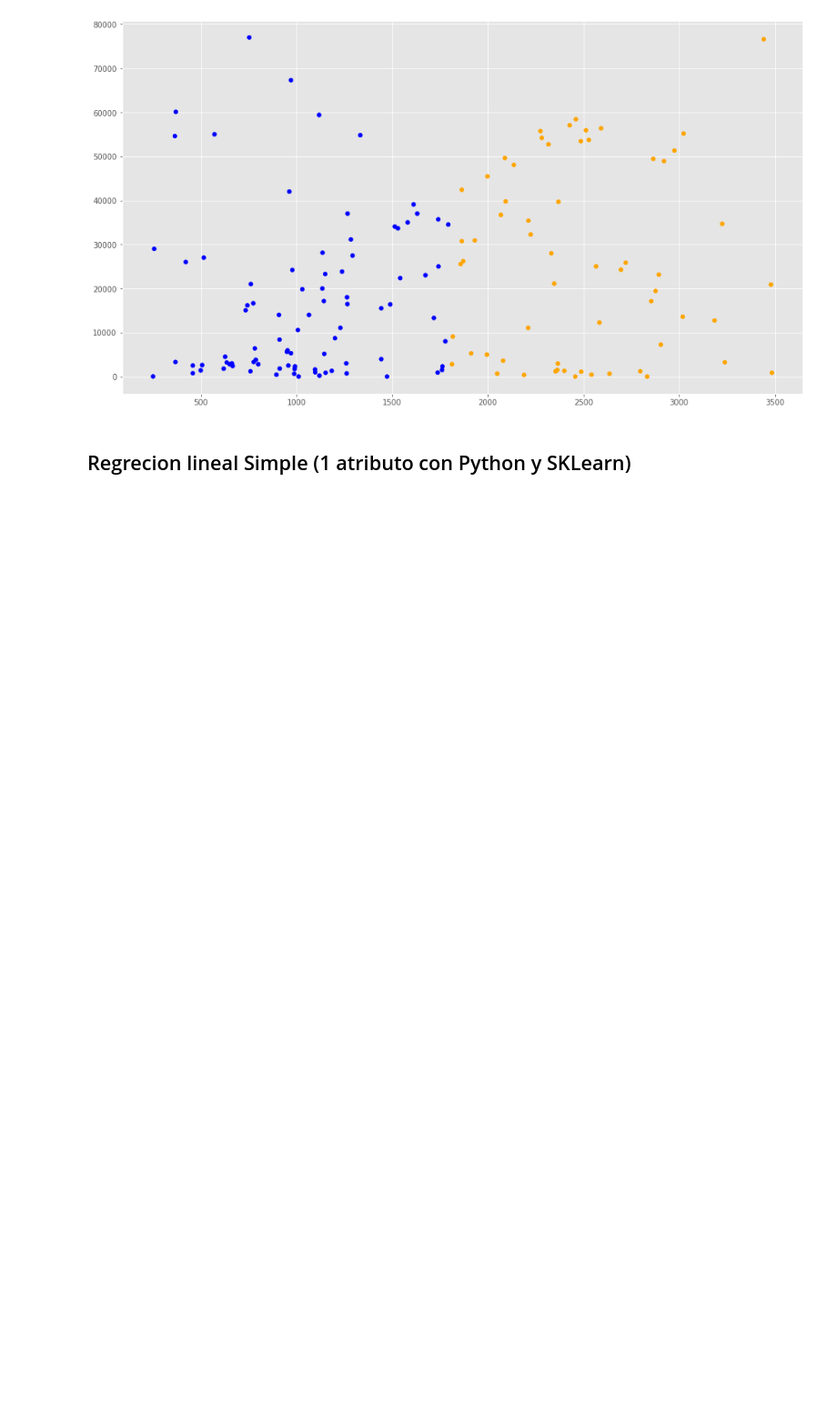
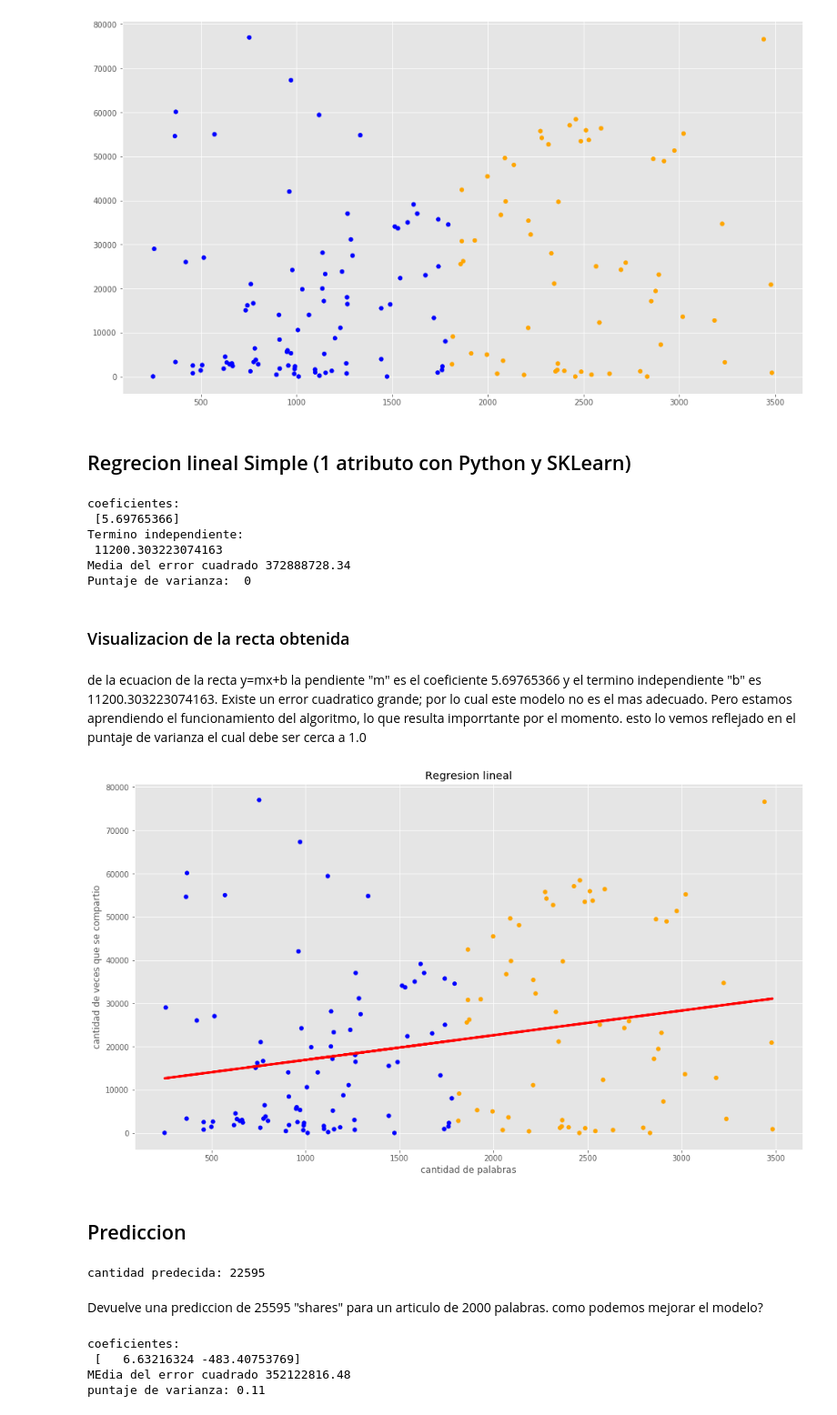
Before and after one commit to uriel3012/IA-CLASE-M5, a Jupyter notebook: ArticuloRL.ipynb, the cells around one changed output. Shown: that part at 91% size. Drawn from its saved outputs; the diff is of its cells as text; code cells hidden in the pictures; blank space fills up the shorter version.

```diff
--- a/ArticuloRL.ipynb
+++ b/ArticuloRL.ipynb
@@ -122,3 +122,52 @@ dataX=filtered_data[['Word count']]
 
 X_train = np.array(dataX)
 Y_train=filtered_data['# Shares'].values
+# %%
+# se genera el objeto de regresion lineal
+regr = linear_model.LinearRegression()
+
+#se entre el modelo
+regr.fit(X_train, Y_train)
+
+# se realizan las predicciones
+y_pred = regr.predict(X_train)
+
+# se revisa los coeficientes obtenidos, en este caso sera la tangente
+print('coeficientes: \n', regr.coef_)
+# este es el valor donde corta el eje Y (en x=0)
+print('Termino independiente: \n', regr.intercept_)
+# error de cuadrado medio
+print('Media del error cuadrado %.2f' %mean_squared_error(Y_train, y_pred))
+# puntaje de varianza. El mejor puntaje es 1.0
+print('Puntaje de varianza: %2.f' % r2_score(Y_train, y_pred))
+# %% [output]
+coeficientes:
+ [5.69765366]
+Termino independiente:
+ 11200.303223074163
+Media del error cuadrado 372888728.34
+Puntaje de varianza:  0
+# %% [markdown]
+### Visualizacion de la recta obtenida
+# %% [markdown]
+de la ecuacion de la recta y=mx+b la pendiente "m" es el coeficiente 5.69765366 y el termino independiente "b" es 11200.303223074163. Existe un error cuadratico grande; por lo cual este modelo no es el mas adecuado. Pero estamos aprendiendo el funcionamiento del algoritmo, lo que resulta imporrtante por el momento. esto lo vemos reflejado en el puntaje de varianza el cual debe ser cerca a 1.0
+# %%
+plt.scatter(X_train[:,0], Y_train, c=asignar, s=tamanios[0])
+plt.plot(X_train[:,0], y_pred, color='red', linewidth=3)
+plt.xlabel('cantidad de palabras')
+plt.ylabel('cantidad de veces que se compartio')
+plt.title('Regresion lineal')
+plt.show()
+# %% [output]
+[figure, added]
+# %% [markdown]
+## Prediccion
+# %%
+#predecir
+# cuantos "shares " se obtendra por un articulo de 2000 palabras
+y_dosMil = regr.predict([[2000]])
+print('cantidad predecida:' , int(y_dosMil))
+# %% [output]
+cantidad predecida: 22595
+# %% [markdown]
+Devuelve una prediccion de 25595 "shares" para un articulo de 2000 palabras. como podemos mejorar el modelo?
@@ -124,0 +183,20 @@ Y_train=filtered_data['# Shares'].values
+# %%
+# se genera un nuevo objeto de regresion lineal
+regr2= linear_model.LinearRegression()
+
+# se entra el modelo, esta vez, con 2 dimensiones
+regr2.fit(XY_train, z_train)
+
+#se predice con los puntos sobre el plano hallado
+z_pred = regr2.predict(XY_train)
+#los coeficientes
+print('coeficientes: \n', regr2.coef_)
+#media del error cuadrado
+print('MEdia del error cuadrado %.2f' % mean_squared_error(z_train, z_pred))
+# se evalua el puntaje de varianza (sinedo 1.0 el mejor posible)
+print ('puntaje de varianza: %.2f' % r2_score(z_train, z_pred))
+# %% [output]
+coeficientes:
+ [   6.63216324 -483.40753769]
+MEdia del error cuadrado 352122816.48
+puntaje de varianza: 0.11
```
Also changed, not shown: parts of 4 cells of this notebook.
